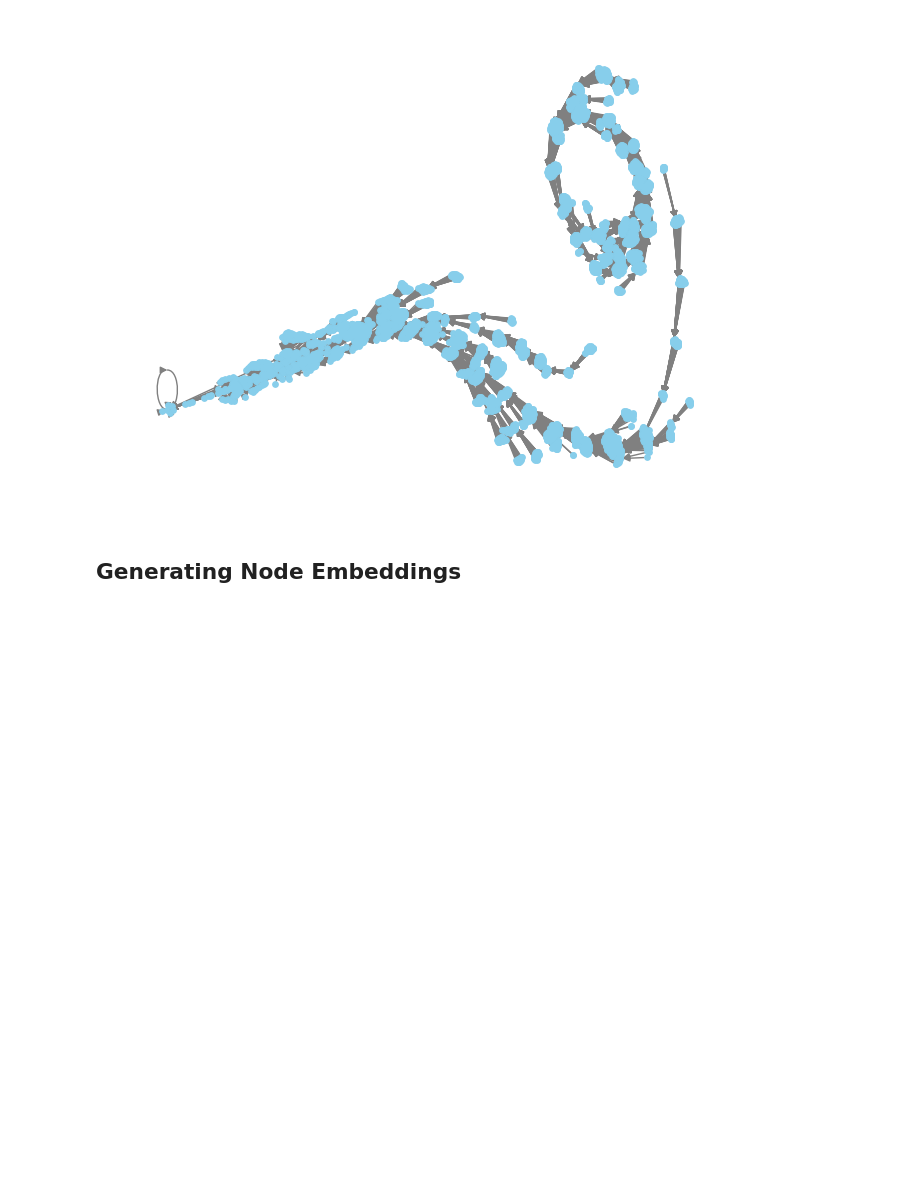
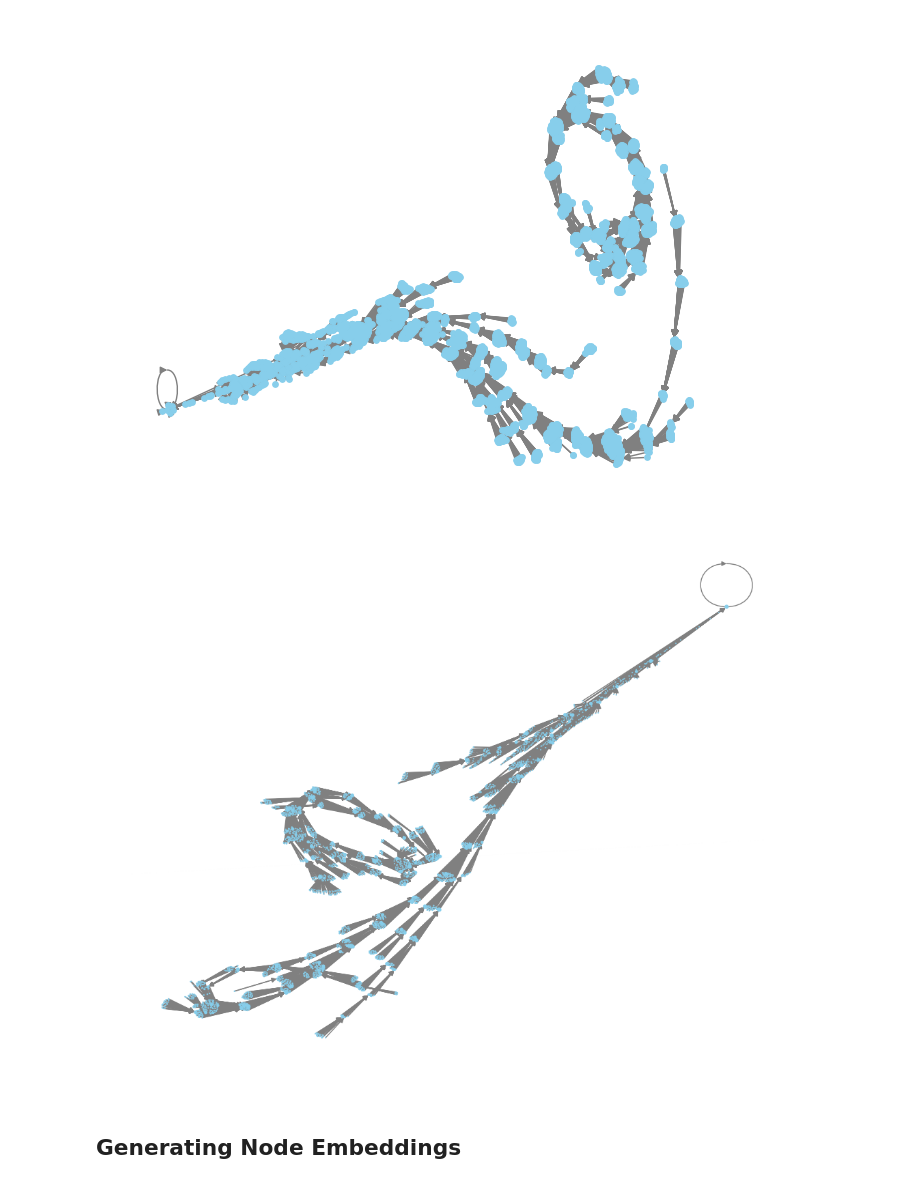
Before and after one commit to Wiferpagri/High-Performance-Employee-Resign-Prediction, a Jupyter notebook: notebooks/4.0-wfp-node-generation.ipynb, the cells around one changed output. Drawn from its saved outputs; the diff is of its cells as text; code cells hidden in the pictures; blank space fills up the shorter version.

```diff
--- a/notebooks/4.0-wfp-node-generation.ipynb
+++ b/notebooks/4.0-wfp-node-generation.ipynb
@@ -64,6 +64,18 @@ nx.draw(G, pos, with_labels=False, node_color='skyblue', node_size=15, edge_colo
 plt.show()
 # %% [output]
 [figure]
+# %%
+# Assuming G is your graph
+degree_centrality = nx.degree_centrality(G)
+
+# Draw the graph with node size proportional to degree centrality
+plt.figure(figsize=(10, 8))
+pos = nx.spring_layout(G)
+node_size = [v * 1000 for v in degree_centrality.values()]
+nx.draw(G, pos, with_labels=False, node_color='skyblue', node_size=node_size, edge_color='gray')
+plt.show()
+# %% [output]
+[figure, added]
 # %% [markdown]
 ## Generating Node Embeddings
 # %%
```
Also changed, not shown: 5 other files.
